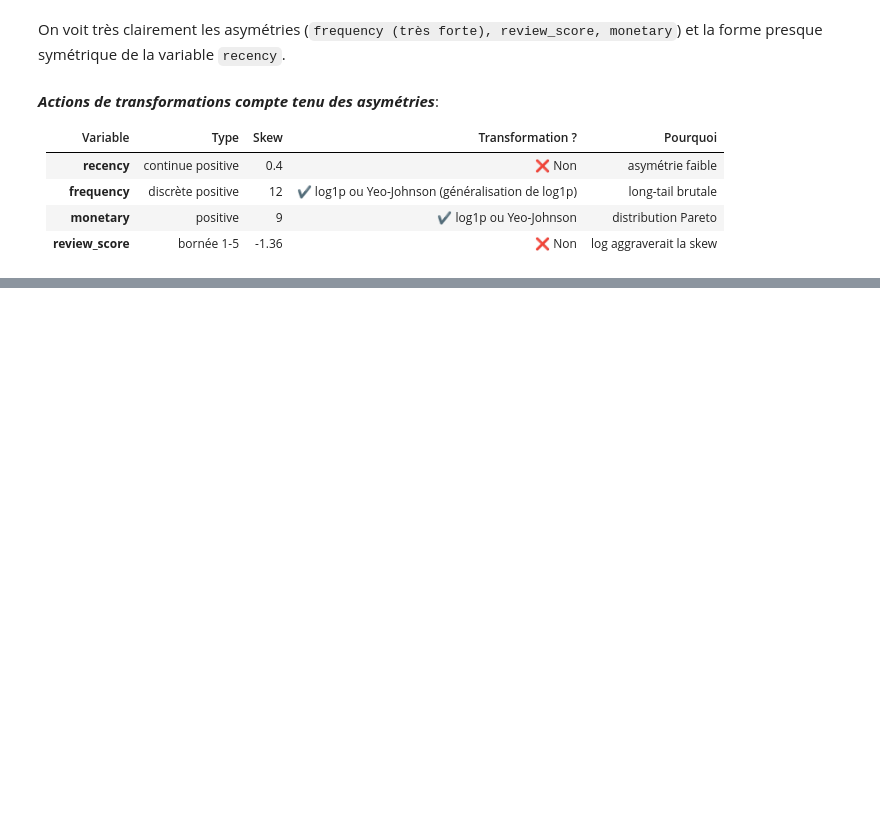
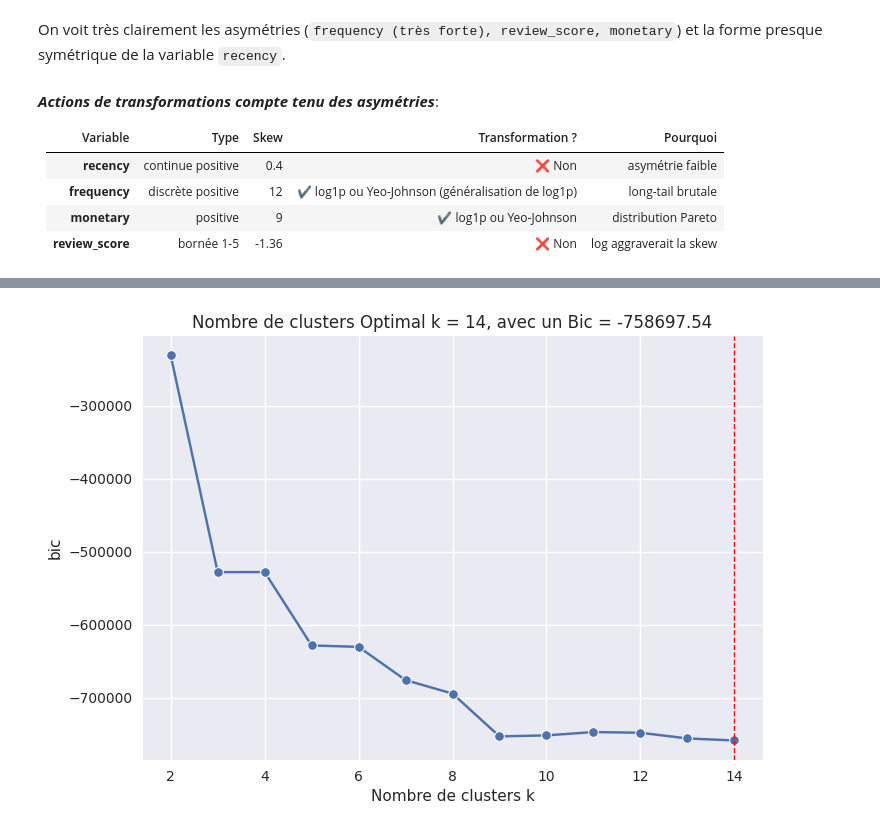
Before and after one commit to donat-konan33/olist-ecommerce-client-clustering, a Jupyter notebook: notebooks/02_clustering.ipynb, the cells around one changed output, grey strips where cells are left out. Saved outputs shown, nothing was run; the diff lists cells and outputs as text; code cells hidden in the pictures; blank space fills up the shorter version.

```diff
--- a/notebooks/02_clustering.ipynb
+++ b/notebooks/02_clustering.ipynb
@@ -236,0 +352,44 @@ preprocessor = ColumnTransformer(                         # liste les différent
+# %%
+import numpy as np
+import matplotlib.pyplot as plt
+
+def gmm_model(k: int):
+    """"""
+    return GaussianMixture(n_components=k, covariance_type='full', random_state=42)
+
+def pipeline(k: int, clustering_type) -> Pipeline:
+    """Build Clustering Pipeline
+
+    Args:
+        clustering_type: like callable name as gmm_model or kmeans_model
+    """
+    pipeline = Pipeline(
+        steps=[
+            ('preprocessing', preprocessor),
+            ('clustering', clustering_type(k))
+        ]
+    )
+    return pipeline
+# %%
+# Recherche du nombre cluster optimal type gaussienne avec le BIC (via Gaussian Mixture Model)
+bics = []
+k_cluster = np.arange(2, 15, 1)
+for k in k_cluster:
+    gmm_pipeline = pipeline(k, gmm_model)
+    gmm_pipeline.fit(train)
+    train_scaled = gmm_pipeline.named_steps["preprocessing"].transform(train)
+    gmm = gmm_pipeline.named_steps["clustering"]
+    bics.append(gmm.bic(train_scaled))
+# %%
+idx_min = np.argmin(bics)
+best_k = k_cluster[idx_min]
+
+sns.lineplot(x=k_cluster,
+             y=bics, marker='o')
+plt.title(f"Nombre de clusters Optimal k = {best_k}, avec un Bic = {min(bics):.2f}")
+plt.axvline(x=best_k, ls='--', linewidth=1, color='r')
+plt.xlabel("Nombre de clusters k")
+plt.ylabel("bic")
+plt.show()
+# %% [output]
+[figure, added]
```
Also changed, not shown: parts of 43 cells of this notebook, 2 other files.
